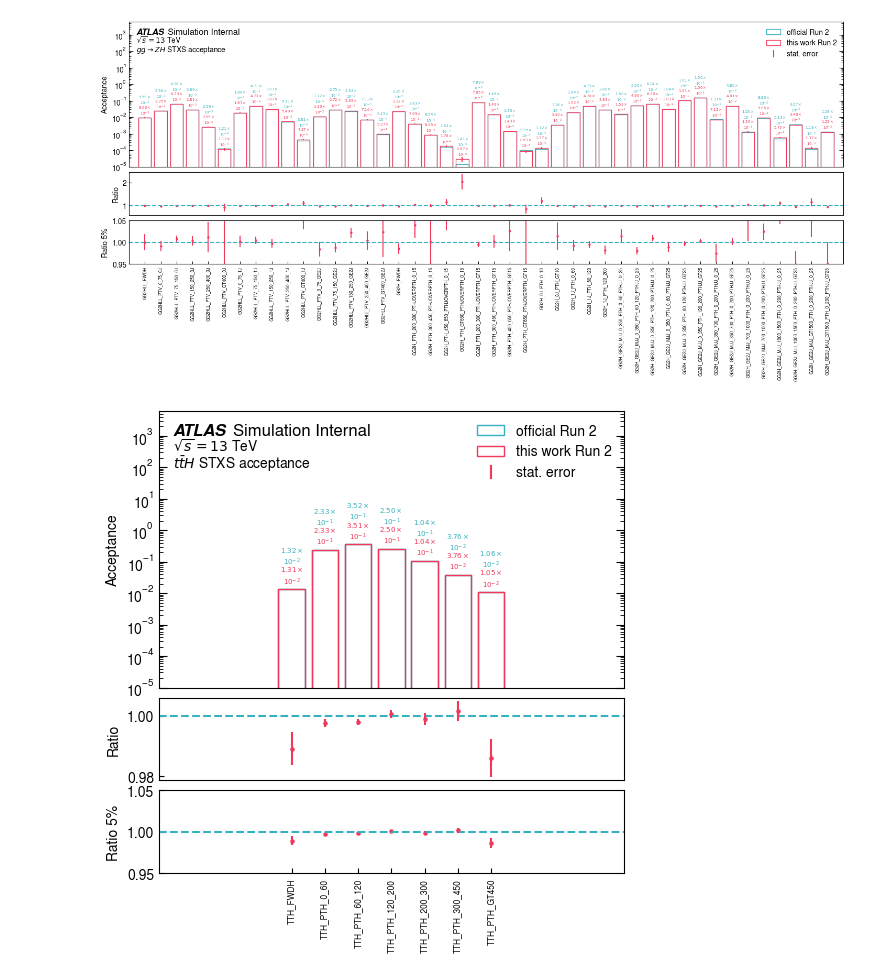
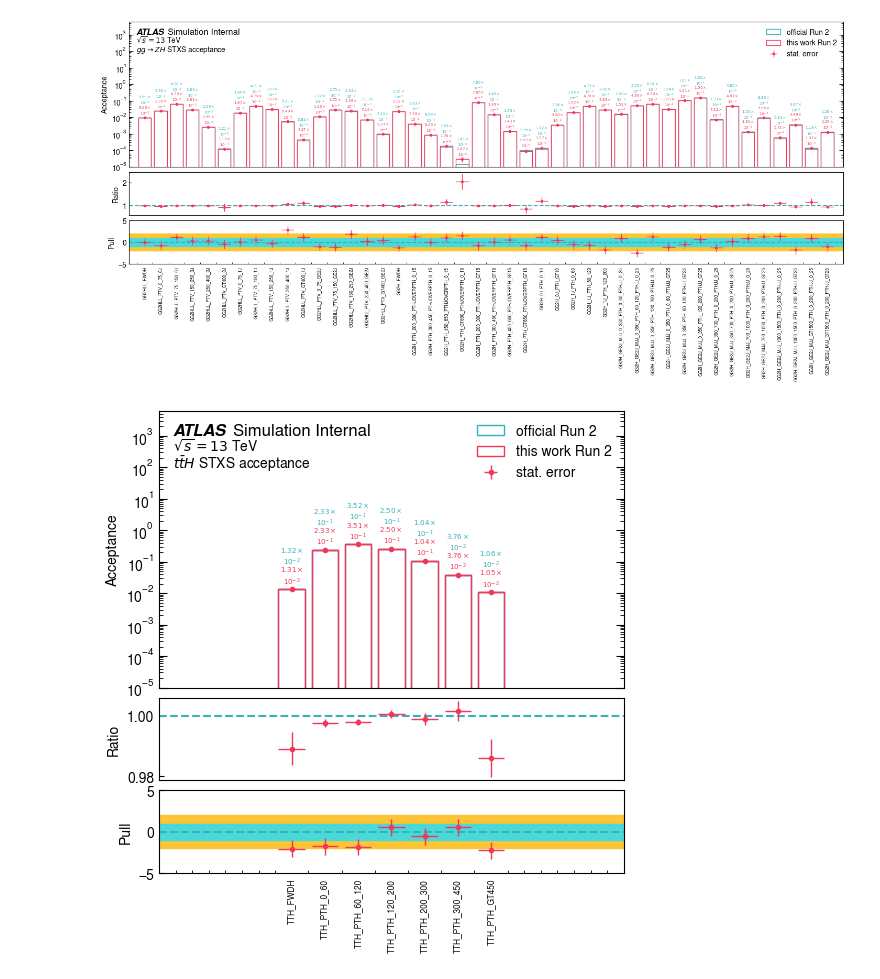
Before and after one commit to Dqixol/higgs_xs_determination, a Jupyter notebook: stxs_plot.ipynb, the cells around one changed output. Drawn from its saved outputs; the diff is of its cells as text; code cells hidden in the pictures.

Commit message:
add pull plots

```diff
--- a/stxs_plot.ipynb
+++ b/stxs_plot.ipynb
@@ -8,9 +8,12 @@ def parse_scientific(float_number, precision=2):
 import numpy as np
 dark_pink = tuple(np.array([242, 56,  90 , 255]) / 255.)
 medium_turquoise = tuple(np.array([54,  177, 191, 255]) / 255.)
+light_turquoise = tuple(np.array([74,  217, 217, 255]) / 255.)
+dark_yellow = tuple(np.array([253, 197, 54 , 255]) / 255.)
 # %%
 import pandas as pd
 import matplotlib.pyplot as plt
+from matplotlib.ticker import (MultipleLocator, FixedLocator)
 from mpl_toolkits.axes_grid1 import make_axes_locatable
 import libPy
 import atlasify
@@ -37,8 +40,8 @@ channels =  [
 
 for channel, label in channels:
     run = 2 if 'mc20' in channel else 3
-    pdf_values = pd.read_csv(f"res_stxs/{channel}.csv", index_col=0)
-    pdf_error = pd.read_csv(f"res_stxs/{channel}_error.csv", index_col=0)
+    pdf_values = pd.read_csv(f"res_stxs/{channel}.csv")
+    pdf_error = pd.read_csv(f"res_stxs/{channel}_error.csv")
 
     official = {key.upper() : val for key, val in libPy.official_1_2_fine_run2[channel.split('_')[1]].items()}
     mine = pdf_values.iloc[0]
@@ -51,16 +54,18 @@ for channel, label in channels:
     comp_df['mine'] = mine
     comp_df['mine_stat_error'] = mine_error
     comp_df['diff'] = comp_df['mine'] - comp_df['official']
-    comp_df['diff_ratio_1'] = (comp_df['mine'] - comp_df['official']) / comp_df['official'] * 100
     comp_df['diff_ratio'] = comp_df['mine'] / comp_df['official']
     comp_df['diff_ratio_error'] = comp_df['mine_stat_error'] / comp_df['mine']
+    comp_df = comp_df.reset_index()
+    comp_df.columns = ['STXS_bins', 'official', 'mine', 'mine_stat_error', 'diff', 'diff_ratio', 'diff_ratio_error']
 
 
     fig, ax = plt.subplots(figsize=(comp_df.shape[0]*0.4 if comp_df.shape[0]*0.4 > 15*0.4 else 15*0.4, 6))
-    # ax.grid(axis='y')
-    ax.bar(comp_df.index, comp_df['official'], label='official Run 2', color='#00000000', edgecolor=medium_turquoise, width=0.8, align='center')
-    ax.bar(comp_df.index, comp_df['mine'], label=f'this work Run {run}', color='#00000000', edgecolor=dark_pink, width=0.8, align='center')
-    ax.errorbar(comp_df.index, comp_df['mine'], yerr=comp_df['mine_stat_error'], fmt='none', ecolor=dark_pink, label='stat. error')
+    x_val = np.arange(comp_df.shape[0])
+    x_ticks = list(comp_df['STXS_bins'])
+    ax.bar(x_val, comp_df['official'], label='official Run 2', color='#00000000', edgecolor=medium_turquoise, width=0.8, align='center')
+    ax.bar(x_val, comp_df['mine'], label=f'this work Run {run}', color='#00000000', edgecolor=dark_pink, width=0.8, align='center')
+    ax.errorbar(x_val, comp_df['mine'], yerr=comp_df['mine_stat_error'], xerr=0.4, fmt='o', mfc=dark_pink, mec=dark_pink, ms=3, ecolor=dark_pink, elinewidth=1.0, label='stat. error')
     for idx, row in comp_df.iterrows():
         ax.text(idx, max(row['official'], row['mine'])*1.2, parse_scientific(row['mine']), ha='center', va='bottom', fontsize=5, color=dark_pink, style='oblique')
         ax.text(idx, max(row['official'], row['mine'])*25, parse_scientific(row['official']), ha='center', va='top', fontsize=5, color=medium_turquoise, style='oblique')
@@ -69,28 +74,44 @@ for channel, label in channels:
     ax.set_ylim(1e-5, 1e4)
     ax.semilogy()
     ax.get_xaxis().set_visible(False)
+    atlasify.atlasify('Simulation Internal', ('$\\sqrt{s}=13.6$ TeV\n' if run == 3 else '$\\sqrt{s}=13$ TeV\n') + f'{label} STXS acceptance', enlarge=0.6, axes=ax)
     divider = make_axes_locatable(ax)
     ax_ratio = divider.append_axes("bottom", size="30%", pad=0.1, sharex=ax)
     ax_ratio.axhline(1, color=medium_turquoise, linestyle='--')
-    ax_ratio.errorbar(comp_df.index, comp_df['diff_ratio'], yerr=comp_df['diff_ratio_error'], fmt='none', ecolor=dark_pink)
-    ax_ratio.scatter(comp_df.index, comp_df['diff_ratio'], color=dark_pink, s=5)
+    ax_ratio.errorbar(x_val, comp_df['diff_ratio'], yerr=comp_df['diff_ratio_error'], xerr=0.4, mfc=dark_pink, mec=dark_pink, ms=3, fmt='o', ecolor=dark_pink, elinewidth=1.0)
     ax_ratio.set_ylabel('Ratio')
     ax_ratio.get_xaxis().set_visible(False)
-    ax_ratio_fine = divider.append_axes("bottom", size="30%", pad=0.1, sharex=ax)
-    ax_ratio_fine.axhline(1, color=medium_turquoise, linestyle='--')
-    ax_ratio_fine.errorbar(comp_df.index, comp_df['diff_ratio'], yerr=comp_df['diff_ratio_error'], fmt='none', ecolor=dark_pink)
-    ax_ratio_fine.scatter(comp_df.index, comp_df['diff_ratio'], color=dark_pink, s=5)
-    ax_ratio_fine.set_ylabel('Ratio 5%')
-    ax_ratio_fine.set_ylim(0.95, 1.05)
+    ax_pull = divider.append_axes("bottom", size="30%", pad=0.1, sharex=ax)
     if comp_df.shape[0] < 15:
-        ax_ratio_fine.set_xlim(-(15 - comp_df.shape[0])/2, comp_df.shape[0] + (15 - comp_df.shape[0])/2 - 1)
+        x_min = -(15 - comp_df.shape[0])/2
+        x_max = comp_df.shape[0] + (15 - comp_df.shape[0])/2 - 1
     else:
-        ax_ratio_fine.set_xlim(-1, comp_df.shape[0])
+        x_min = -1
+        x_max = comp_df.shape[0]
+    ax_pull.set_xlim(x_min, x_max)
+    ax_pull.axhline(0, color=medium_turquoise, linestyle='--', zorder=0)
+    ax_pull.fill_between([x_min, x_max], -2, 2, color=dark_yellow)
+    ax_pull.fill_between([x_min, x_max], -1, 1, color=light_turquoise)
+    pull_values = (comp_df['mine'] - comp_df['official']) / comp_df['mine_stat_error']
+    ax_pull.errorbar(x_val, pull_values, yerr=1, xerr=0.4, mfc=dark_pink, mec=dark_pink, ms=3, fmt='o', ecolor=dark_pink, elinewidth=1.0)
+    ax_pull.set_ylabel('Pull')
+    if run == 2:
+        ax_pull.set_ylim(-5, 5)
+    else:
+        axis_max = abs(pull_values).max() + 2
+        axis_min = -axis_max
+        ax_pull.set_ylim(axis_min, axis_max)
     ax_ratio.tick_params(axis='both', which='both', direction="in")
     ax.tick_params(axis='both', which='both', direction="in")
-    ax_ratio_fine.tick_params(axis='x', which='minor', color='white')
-    ax_ratio_fine.tick_params(axis='y', which='both', direction="in")
-    ax_ratio_fine.tick_params(axis='x', which='major', labelsize=6, rotation=90, direction="in")
-    atlasify.atlasify('Simulation Internal', ('$\\sqrt{s}=13.6$ TeV\n' if run == 3 else '$\\sqrt{s}=13$ TeV\n') + f'{label} STXS acceptance', enlarge=0.6, axes=ax)
+    ax_pull.tick_params(axis='x', which='minor', direction="in")
+    ax_pull.tick_params(axis='y', which='both', direction="in")
+    ax_pull.tick_params(axis='x', which='major', labelsize=6, rotation=90, direction="in", color='white')
+    ax_pull.xaxis.set_major_locator(FixedLocator(x_val))
+    ax_pull.xaxis.set_minor_locator(
+        MultipleLocator(0.5)
+    )
+    ax.set_xticklabels([]* comp_df.shape[0])
+    ax_ratio.set_xticklabels(['']* comp_df.shape[0])
+    ax_pull.set_xticklabels(x_ticks)
     fig.savefig(f'plots_stxs/{"_".join(channel.split("_")[0:2])}.pdf', bbox_inches='tight')
 # %% [output]
@@ -101,2 +122,2 @@ for channel, label in channels:
-[figure, old version]
+[figure, new version]
-[figure, old version]
+[figure, new version]
```
Also changed, not shown: parts of 1 cell of this notebook, 13 other files.
